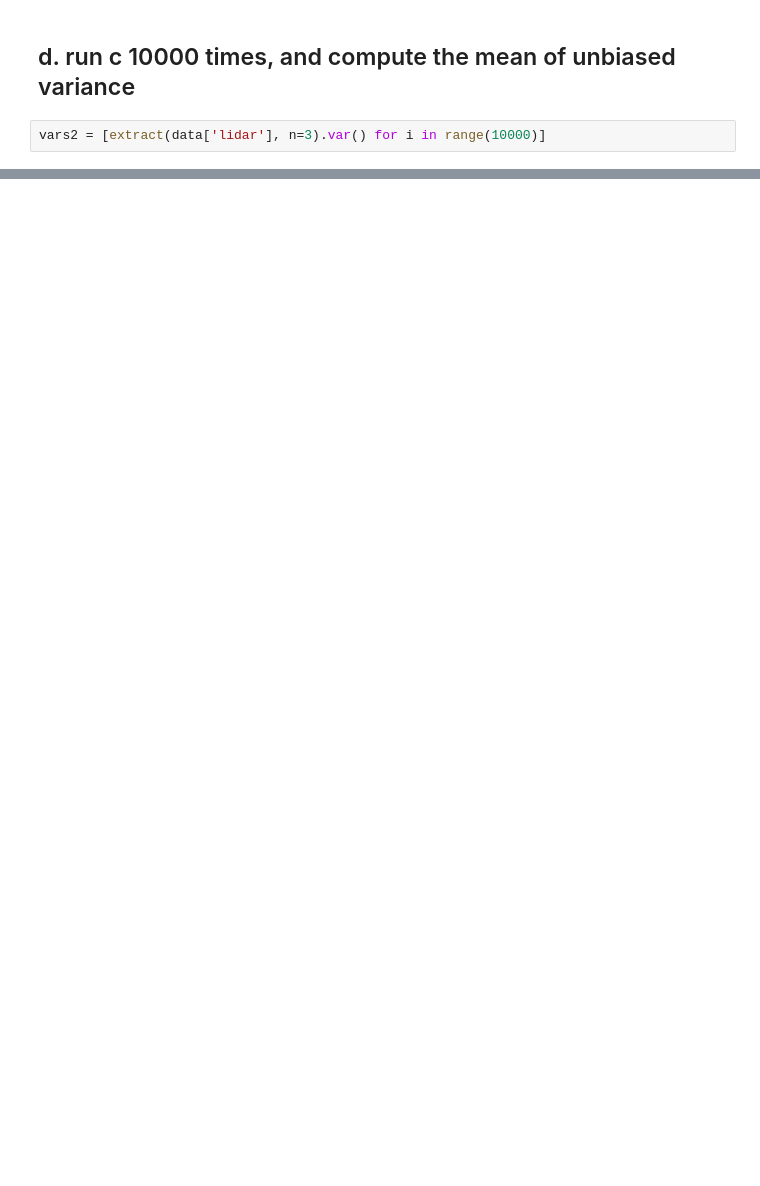
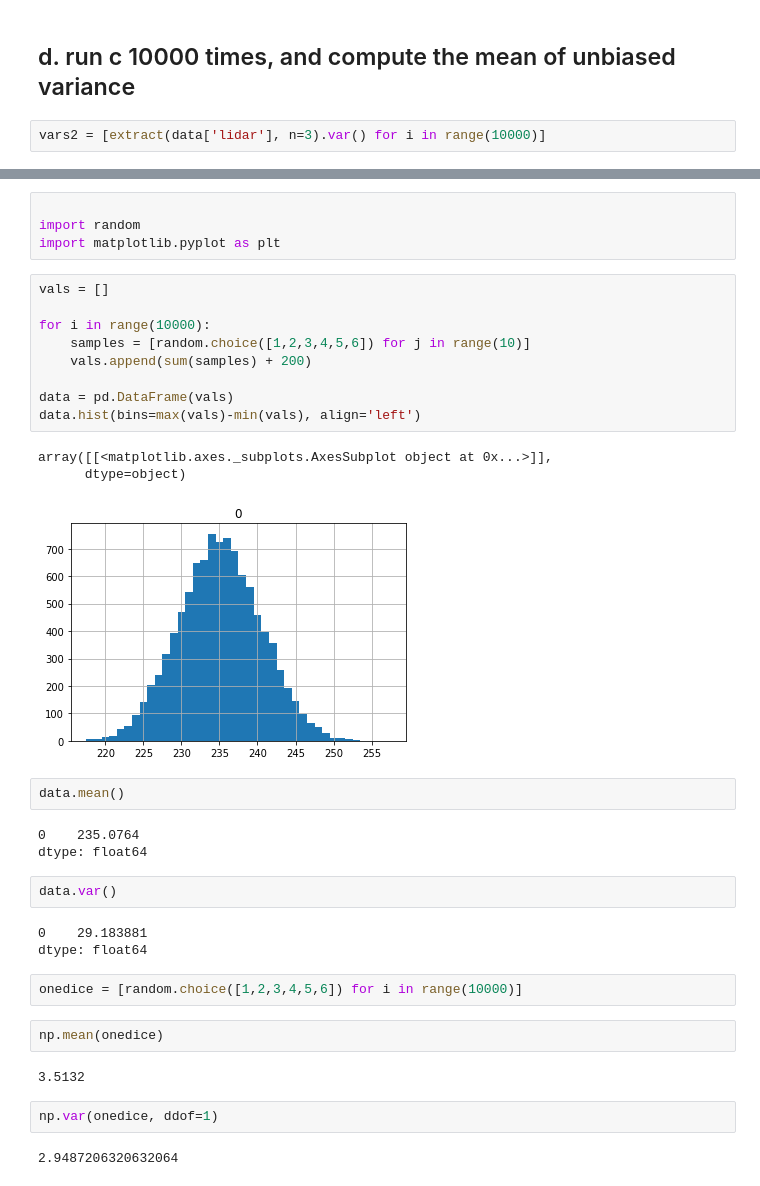
Before and after one commit to MasahiroOgawa/LNPR_BOOK_CODES, a Jupyter notebook: 2_base_of_probability/problems.ipynb, the cells around one changed output, grey strips where cells are left out. Saved outputs shown, nothing was run; the diff lists cells and outputs as text; blank space fills up the shorter version.

```diff
--- a/2_base_of_probability/problems.ipynb
+++ b/2_base_of_probability/problems.ipynb
@@ -71,0 +77,37 @@ np.mean(vars2)
+# %%
+
+import random
+import matplotlib.pyplot as plt
+# %%
+vals = []
+
+for i in range(10000):
+    samples = [random.choice([1,2,3,4,5,6]) for j in range(10)]
+    vals.append(sum(samples) + 200)
+
+data = pd.DataFrame(vals)
+data.hist(bins=max(vals)-min(vals), align='left')
+# %% [output]
+array([[<matplotlib.axes._subplots.AxesSubplot object at 0x...>]],
+      dtype=object)
+[figure, added]
+# %%
+data.mean()
+# %% [output]
+0    235.0764
+dtype: float64
+# %%
+data.var()
+# %% [output]
+0    29.183881
+dtype: float64
+# %%
+onedice = [random.choice([1,2,3,4,5,6]) for i in range(10000)]
+# %%
+np.mean(onedice)
+# %% [output]
+3.5132
+# %%
+np.var(onedice, ddof=1)
+# %% [output]
+2.9487206320632064
```
Also changed, not shown: parts of 6 cells of this notebook.
